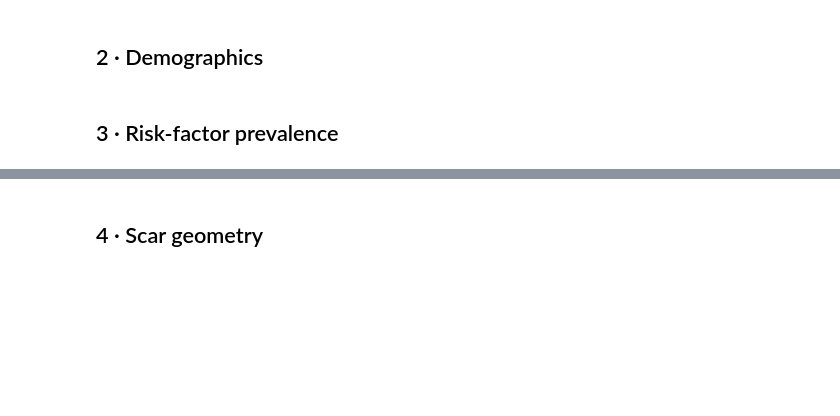
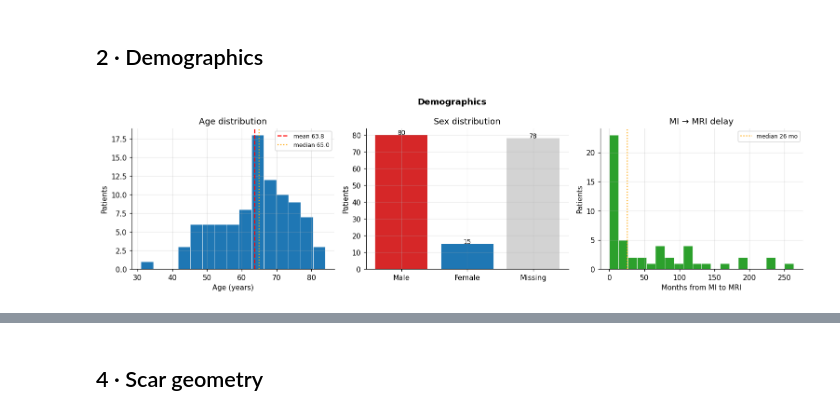
Before and after one commit to jcompanys/scar_tissue_that_I_wish_you_saw, a Jupyter notebook: lv-scar-segmentation/notebooks/02_clinical_eda.ipynb, the cells around one changed output, grey strips where cells are left out. Drawn from its saved outputs; the diff is of its cells as text; code cells hidden in the pictures; blank space fills up the shorter version.

```diff
--- a/lv-scar-segmentation/notebooks/02_clinical_eda.ipynb
+++ b/lv-scar-segmentation/notebooks/02_clinical_eda.ipynb
@@ -124,35 +390,36 @@ ax.set_title("Age distribution")
 ax.legend(fontsize=8)
 
 # -- Sex breakdown ----------------------------------------------------------
 ax = axes[1]
 sex_counts = df["sex"].value_counts(dropna=False).sort_index()
-labels = {1: "Male", 2: "Female"}
-sex_labels = [labels.get(k, f"Unknown ({k})") for k in sex_counts.index]
-ax.bar(sex_labels, sex_counts.values, color=[PAL[3], PAL[0]])
+sex_labels = [clean_category_label("sex", k) for k in sex_counts.index]
+sex_colors = [PAL[3] if label == "Male" else PAL[0] if label == "Female" else "lightgray"
+              for label in sex_labels]
+ax.bar(sex_labels, sex_counts.values, color=sex_colors)
 for i, v in enumerate(sex_counts.values):
     ax.text(i, v + 0.3, str(v), ha="center", fontsize=9)
 ax.set_ylabel("Patients")
 ax.set_title("Sex distribution")
 
 # -- Time MI → MRI ----------------------------------------------------------
 ax = axes[2]
 if {"date_mi", "date_mri"}.issubset(df.columns):
     delay = (df["date_mri"] - df["date_mi"]).dt.days.dropna()
     delay_m = delay / 30.44   # convert to months
     ax.hist(delay_m, bins=20, color=PAL[2], edgecolor="white", linewidth=0.5)
     ax.axvline(delay_m.median(), color="orange", linestyle=":",
                label=f"median {delay_m.median():.0f} mo")
     ax.set_xlabel("Months from MI to MRI")
     ax.set_ylabel("Patients")
     ax.set_title("MI → MRI delay")
     ax.legend(fontsize=8)
 else:
     ax.text(0.5, 0.5, "date_mi or date_mri missing",
             ha="center", va="center", transform=ax.transAxes)
 
 plt.suptitle("Demographics", fontsize=12, fontweight="bold")
 plt.tight_layout()
 plt.savefig(RESULTS_DIR / "eda_demographics.png", bbox_inches="tight")
 plt.show()
+# %% [output]
+[figure, added]
-# %% [markdown]
-## 3 · Risk-factor prevalence
```
Also changed, not shown: parts of 19 cells of this notebook.
